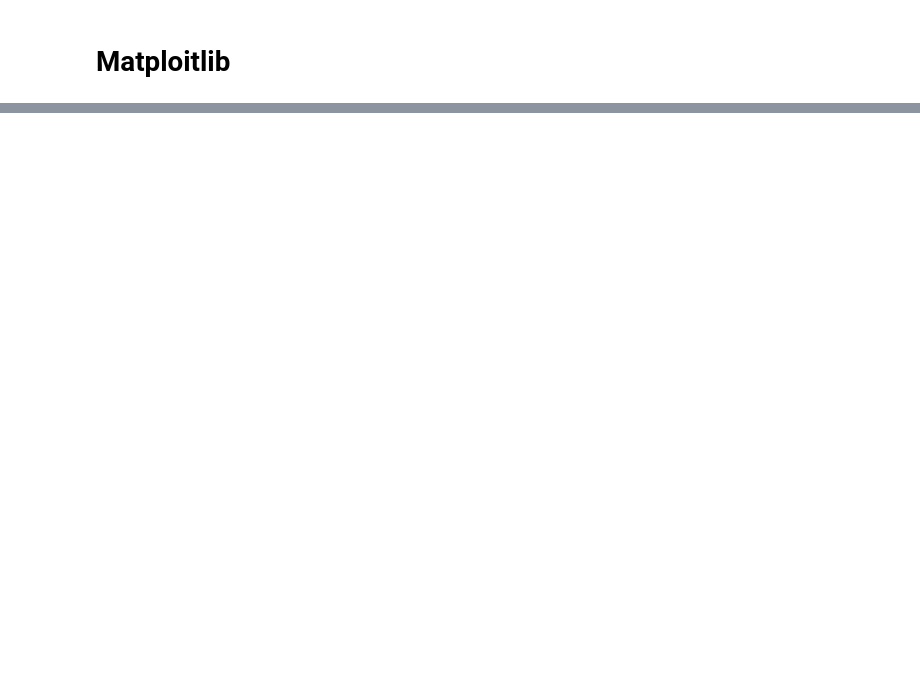
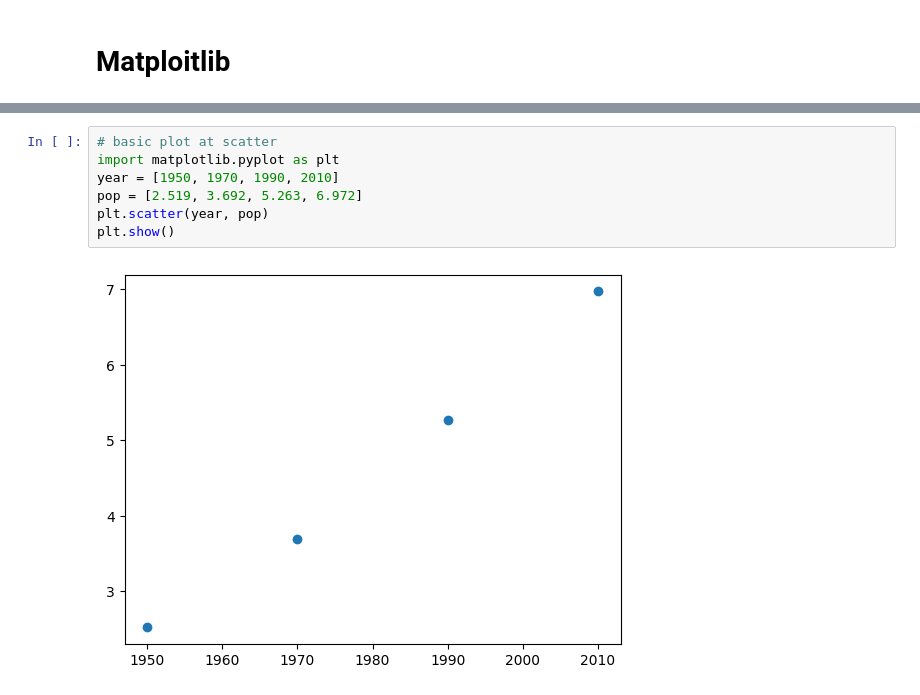
Before and after one commit to hasanshahriar32/ads, a Jupyter notebook: 2.intermediate-python/notes/matploitlib.ipynb, the cells around one changed output, grey strips where cells are left out. Cells and saved outputs as stored; diff of their text form; blank space fills up the shorter version.

```diff
--- a/2.intermediate-python/notes/matploitlib.ipynb
+++ b/2.intermediate-python/notes/matploitlib.ipynb
@@ -19,0 +21,9 @@ plt.show()
+# %%
+# basic plot at scatter
+import matplotlib.pyplot as plt
+year = [1950, 1970, 1990, 2010]
+pop = [2.519, 3.692, 5.263, 6.972]
+plt.scatter(year, pop)
+plt.show()
+# %% [output]
+[figure, added]
```
Also changed, not shown: parts of 9 cells of this notebook, 2 other files.
